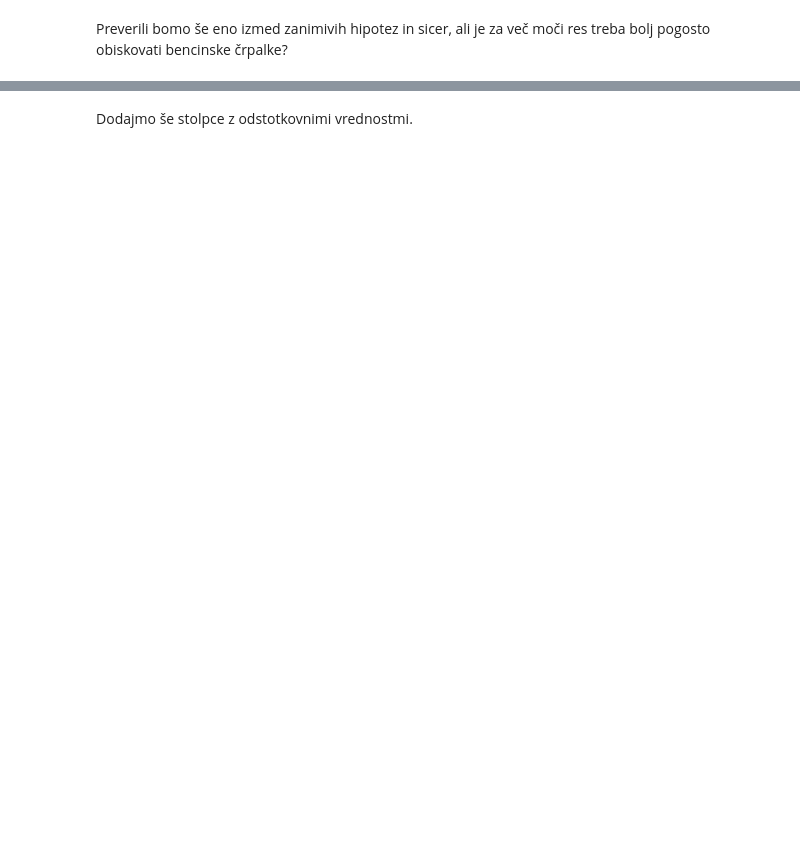
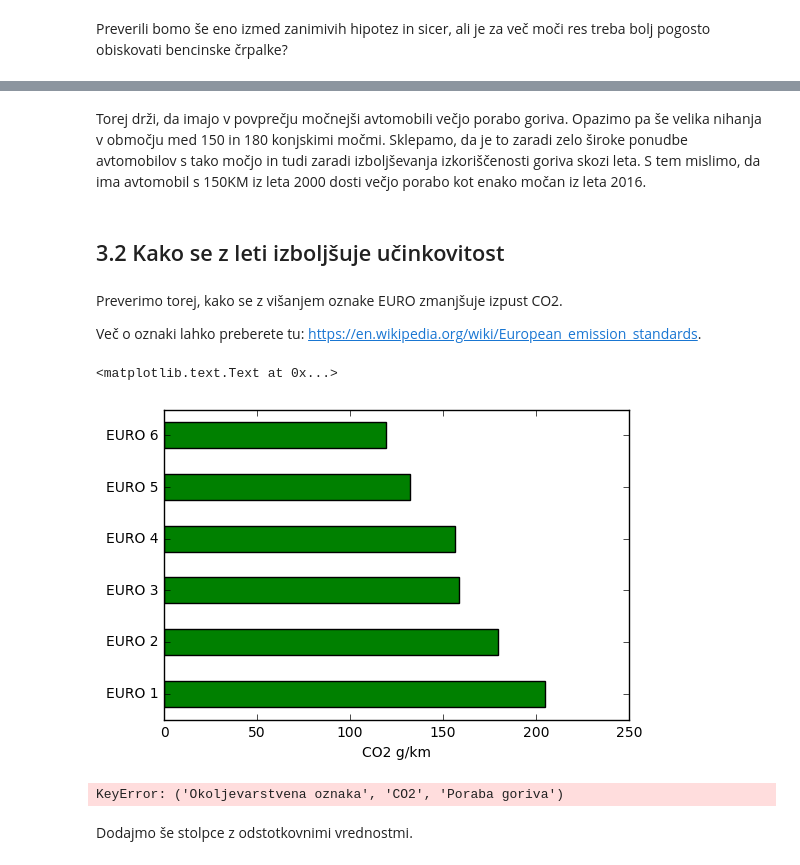
Before and after one commit to ZanHP/avti, a Jupyter notebook: projekt.ipynb, the cells around one changed output, grey strips where cells are left out. Drawn from its saved outputs; the diff is of its cells as text; code cells hidden in the pictures; blank space fills up the shorter version.

```diff
--- a/projekt.ipynb
+++ b/projekt.ipynb
@@ -197,3 +192,46 @@ moc = tabela[['Registrsko obmocje', 'Moc', 'Poraba goriva', 'Leto izdelave', 'Ok
+# %% [markdown]
+Torej drži, da imajo v povprečju močnejši avtomobili večjo porabo goriva.
+Opazimo pa še velika nihanja v območju med 150 in 180 konjskimi močmi. Sklepamo, da je to zaradi zelo široke ponudbe avtomobilov s tako močjo in tudi zaradi izboljševanja izkoriščenosti goriva skozi leta. S tem mislimo, da ima avtomobil s 150KM iz leta 2000 dosti večjo porabo kot enako močan iz leta 2016.
+# %% [markdown]
+## 3.2 Kako se z leti izboljšuje učinkovitost
+# %% [markdown]
+Preverimo torej, kako se z višanjem oznake EURO zmanjšuje izpust CO2.
+
+Več o oznaki lahko preberete tu: https://en.wikipedia.org/wiki/European_emission_standards.
+# %%
+#po_euro = tabela.groupby('Okoljevarstvena oznaka')[['Leto izdelave', 'CO2', 'Poraba goriva']]
+po_euro = round(tabela.groupby('Okoljevarstvena oznaka')['CO2'].mean(), 3)
+evro = pd.DataFrame(po_euro)
+EURO = evro.reset_index()[1:]
+
+EURO.index = ["EURO " + str(i) for i in range(1,7)]
+EUROco2 = EURO['CO2']
+xy = EUROco2.plot(kind='barh', color='green')
+xy.set_xlabel('CO2 g/km')
+
+
+#moc.groupby('Registrsko obmocje')[['Moc', 'ccm']].mean()
+# %% [output]
+<matplotlib.text.Text at 0x...>
+[figure, added]
+# %%
+#EURO['Poraba goriva'] = round(tabela.groupby('Okoljevarstvena oznaka')['Poraba goriva'].mean(), 3)
+n = round(tabela.groupby('Okoljevarstvena oznaka')['Poraba goriva'].mean(), 3)
+n = pd.DataFrame(n)
+#n = n.reset_index()[1:]
+n = n.reset_index()
+n
+#evro = evro.reset_index()
+#evro['Poraba goriva'] = n['Poraba goriva']
+#evro
+a = pd.concat([evro, n], axis=2)
+a
+a = a[a.columns[2:]]
+a
+b = a['Okoljevarstvena oznaka', 'CO2', 'Poraba goriva']
+b
+# %% [output]
+KeyError: ('Okoljevarstvena oznaka', 'CO2', 'Poraba goriva')
 # %%
 moc_kraji = round(moc.groupby('Registrsko obmocje')[['Moc', 'Poraba goriva', 'Leto izdelave', 'Okoljevarstvena oznaka', 'ccm']].mean(), 3)
 MOC = pd.DataFrame(moc_kraji).sort_values('Moc', ascending=False)
```
Also changed, not shown: parts of 9 cells of this notebook.
